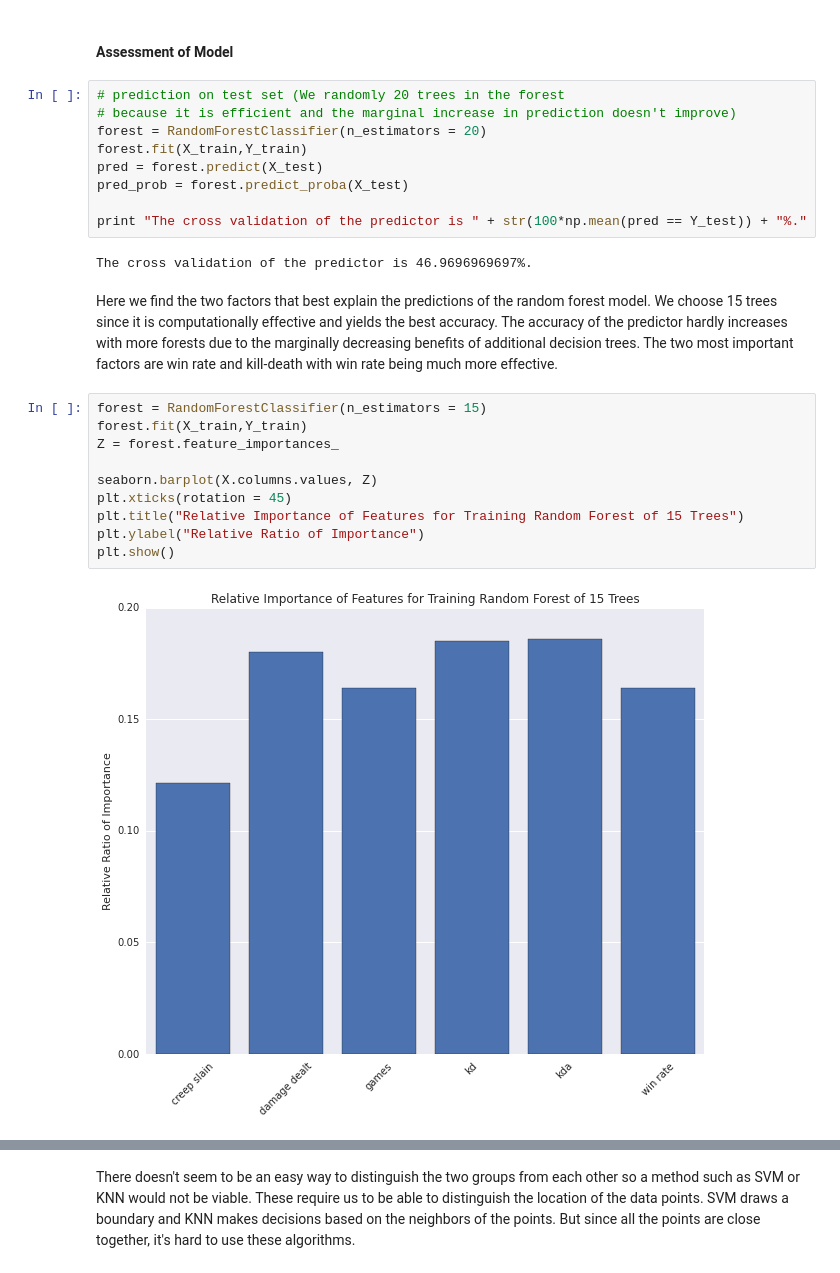
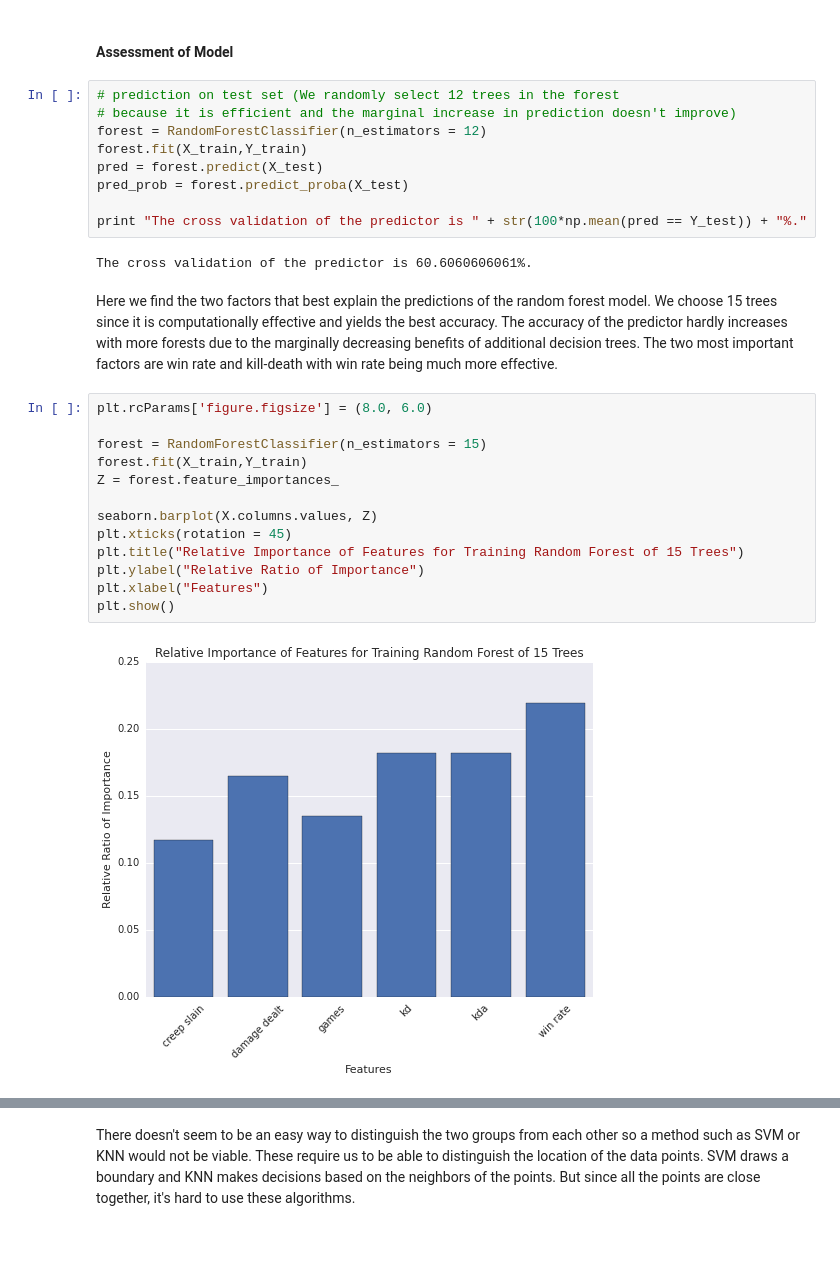
Before and after one commit to wesleykchen/DataScienceLeague, a Jupyter notebook: Initial Data Analysis.ipynb, the cells around one changed output, grey strips where cells are left out. Saved outputs shown, nothing was run; the diff lists cells and outputs as text; blank space fills up the shorter version.

```diff
--- a/Initial Data Analysis.ipynb
+++ b/Initial Data Analysis.ipynb
@@ -158,30 +173,33 @@ plt.show()
 # %% [markdown]
 #### Assessment of Model
 # %%
-# prediction on test set (We randomly 20 trees in the forest
+# prediction on test set (We randomly select 12 trees in the forest
 # because it is efficient and the marginal increase in prediction doesn't improve)
-forest = RandomForestClassifier(n_estimators = 20)
+forest = RandomForestClassifier(n_estimators = 12)
 forest.fit(X_train,Y_train)
 pred = forest.predict(X_test)
 pred_prob = forest.predict_proba(X_test)
 
 print "The cross validation of the predictor is " + str(100*np.mean(pred == Y_test)) + "%."
 # %% [output]
-The cross validation of the predictor is 46.9696969697%.
+The cross validation of the predictor is 60.6060606061%.
 # %% [markdown]
 Here we find the two factors that best explain the predictions of the random forest model. We choose 15 trees since it is computationally effective and yields the best accuracy. The accuracy of the predictor hardly increases with more forests due to the marginally decreasing benefits of additional decision trees. The two most important factors are win rate and kill-death with win rate being much more effective.
 # %%
+plt.rcParams['figure.figsize'] = (8.0, 6.0)
+
 forest = RandomForestClassifier(n_estimators = 15)
 forest.fit(X_train,Y_train)
 Z = forest.feature_importances_
 
 seaborn.barplot(X.columns.values, Z)
 plt.xticks(rotation = 45)
 plt.title("Relative Importance of Features for Training Random Forest of 15 Trees")
 plt.ylabel("Relative Ratio of Importance")
+plt.xlabel("Features")
 plt.show()
 # %% [output]
-[figure, old version]
+[figure, new version]
 # %%
 X_sub = X[['win rate', 'kd']]
 Xs_train, Xs_test, Y_train, Y_test = sklearn.cross_validation.train_test_split(X_sub, Y, test_size=0.33, random_state=42)
```
Also changed, not shown: parts of 15 cells of this notebook.
